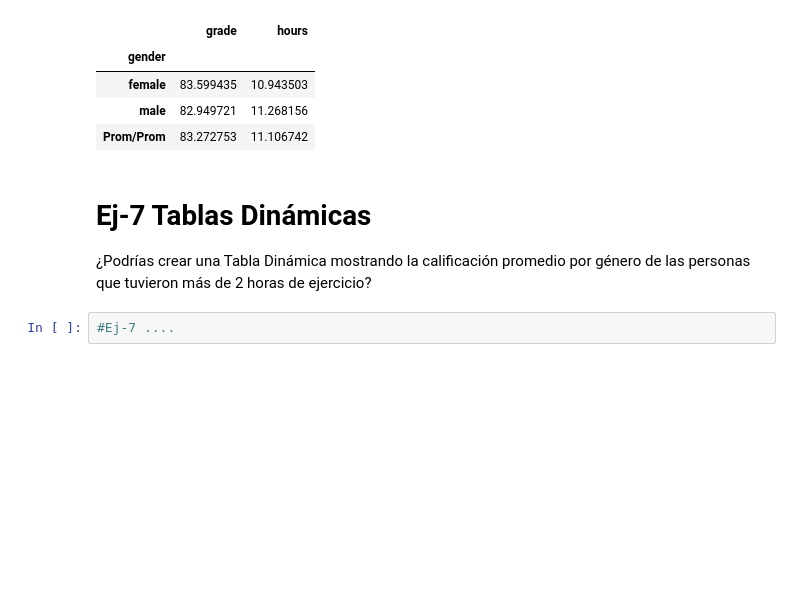
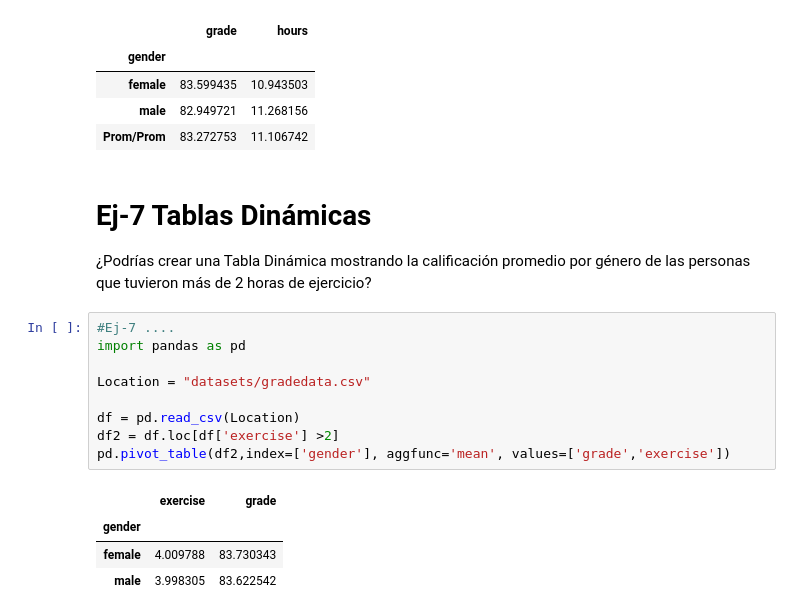
Before and after one commit to Joranome/T3SignificadoDatos, a Jupyter notebook: 1-SigDatos.ipynb, the cells around one changed output. Cells and saved outputs as stored; diff of their text form; blank space fills up the shorter version.

```diff
--- a/1-SigDatos.ipynb
+++ b/1-SigDatos.ipynb
@@ -596,5 +596,17 @@ pd.pivot_table(df2,index=['gender'], values=['grade','hours'], margins='True', m
 # Ej-7 Tablas Dinámicas
 
 ¿Podrías crear una Tabla Dinámica mostrando la calificación promedio por género de las personas que tuvieron más de 2 horas de ejercicio?
-# %%
-#Ej-7 ....
+# %%
+#Ej-7 ....
+import pandas as pd
+
+Location = "datasets/gradedata.csv"
+
+df = pd.read_csv(Location)
+df2 = df.loc[df['exercise'] >2]
+pd.pivot_table(df2,index=['gender'], aggfunc='mean', values=['grade','exercise'])
+# %% [output]
+|  | exercise | grade |
+| gender |  |  |
+| female | 4.009788 | 83.730343 |
+| male | 3.998305 | 83.622542 |
```
